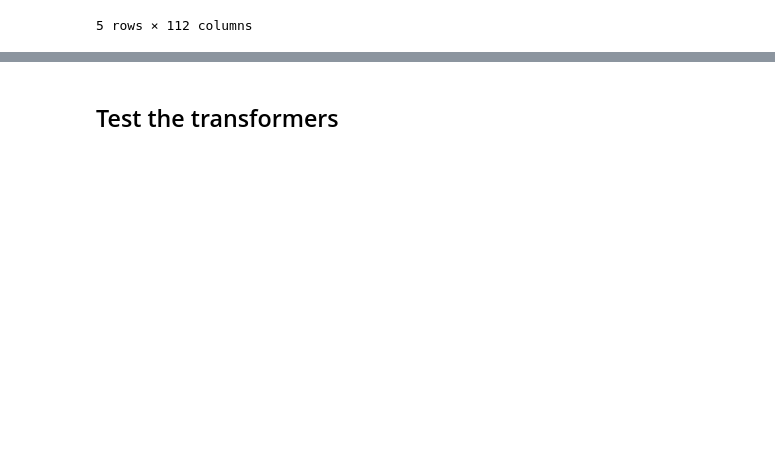
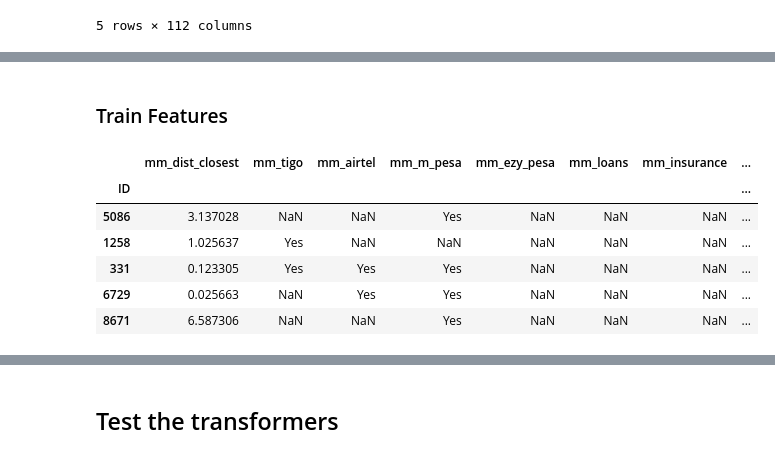
Before and after one commit to Rendiere/zindi-mobile-money, a Jupyter notebook: notebooks/feature-engineering/mobile_money.ipynb, the cells around one changed output, grey strips where cells are left out. Drawn from its saved outputs; the diff is of its cells as text; code cells hidden in the pictures; blank space fills up the shorter version.

```diff
--- a/notebooks/feature-engineering/mobile_money.ipynb
+++ b/notebooks/feature-engineering/mobile_money.ipynb
@@ -41,3 +65,7 @@ mm_df.head()
+# %%
+from pysal.lib.cg import KDTree, RADIUS_EARTH_KM
+
+mm_tree = KDTree(mm_df[['latitude','longitude']].values, distance_metric='ARC', radius=RADIUS_EARTH_KM)
 # %%
 useful_cols_base = [
     'region',
@@ -74,0 +137,5 @@ other_cols = [
+# %%
+from tqdm import tqdm
+tqdm.pandas()
+
+train_coords = train_df[['Latitude','Longitude']]
@@ -74,0 +198,19 @@ other_cols = [
+# %%
+def num_agents_in_radius(tree, coords, radius=5):
+
+    # Get the closest atms
+    closest = tree.query_ball_point(coords,r=radius)
+
+    # Number of closest
+    n_closest = len(closest)
+#     n_insurance = mm_df.iloc[closest].fillna(0).replace('Yes', 1)['top2_utility_accounts_insurance'].sum()
+
+    features = {
+        'mm_n_closest_{}_km'.format(radius): n_closest,
+#         f'n_insurance_{radius}_km': n_insurance # ADD LATER
+    }
+
+    return features
+
+test_coords = train_coords.iloc[np.random.randint(0, len(train_df))]
+num_agents_in_radius(mm_tree, test_coords, radius=10)
@@ -74,0 +221,9 @@ other_cols = [
+# %%
+def mm_features(tree, coords, **kwargs):
+
+    all_features = {}
+    all_features.update(closest_agent_features(mm_tree, coords))
+
+    all_features.update(num_agents_in_radius(mm_tree, coords, **kwargs))
+
+    return pd.Series(all_features)#.replace({'Yes': 1, np.nan: -1})
@@ -74,0 +234,13 @@ other_cols = [
+# %% [markdown]
+### Train Features
+# %%
+train_features = train_coords.progress_apply(lambda coords: mm_features(mm_tree, coords, radius=10), axis=1)
+train_features.head()
+# %% [output]
+|  | mm_dist_closest | mm_tigo | mm_airtel | mm_m_pesa | mm_ezy_pesa | mm_loans | mm_insurance | ... |
+| ID |  |  |  |  |  |  |  | ... |
+| 5086 | 3.137028 | NaN | NaN | Yes | NaN | NaN | NaN | ... |
+| 1258 | 1.025637 | Yes | NaN | NaN | NaN | NaN | NaN | ... |
+| 331 | 0.123305 | Yes | Yes | Yes | NaN | NaN | NaN | ... |
+| 6729 | 0.025663 | NaN | Yes | Yes | NaN | NaN | NaN | ... |
+| 8671 | 6.587306 | NaN | NaN | Yes | NaN | NaN | NaN | ... |
```
Also changed, not shown: parts of 21 cells of this notebook, 13 other files.
